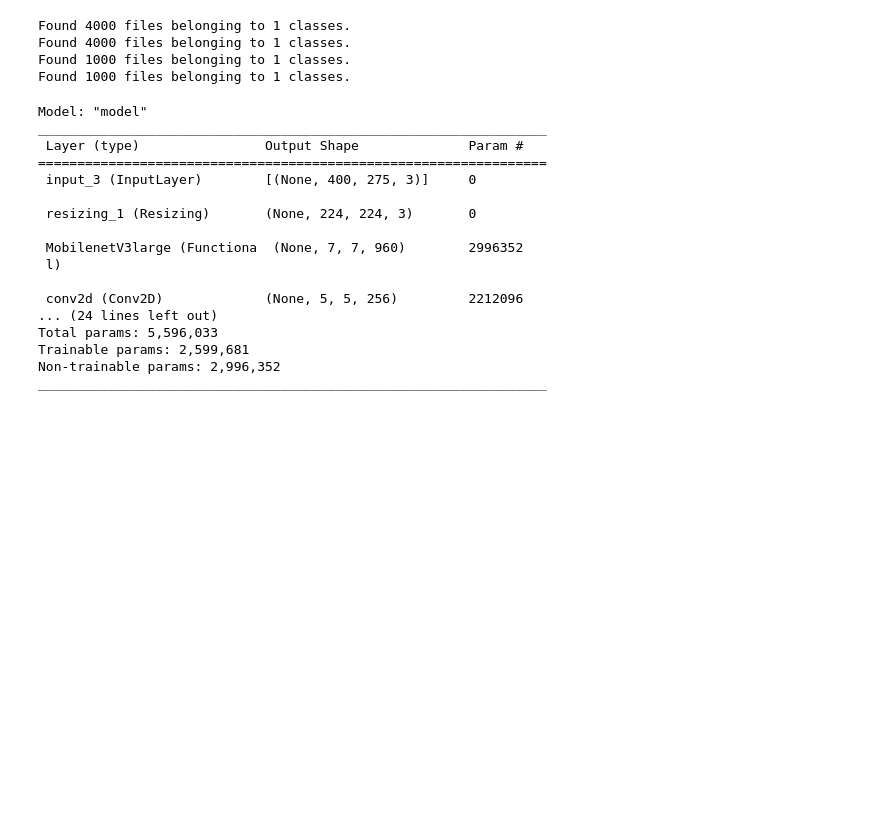
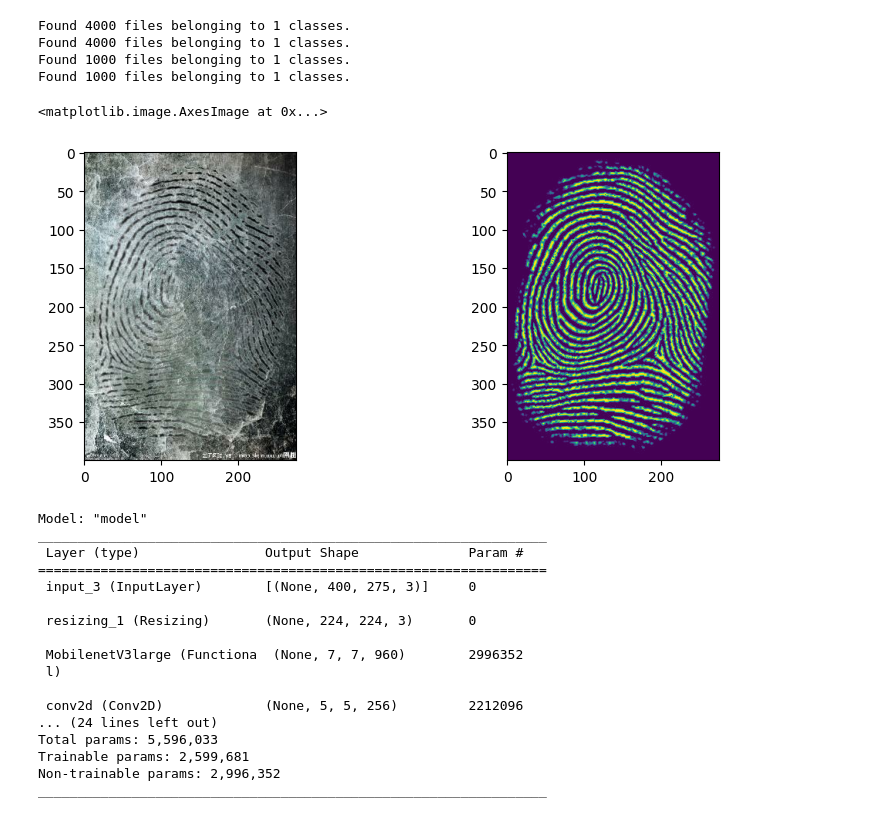
Before and after one commit to siemieniuk/fingerprint-inpainting, a Jupyter notebook: train_experiments.ipynb, the cells around one changed output. Cells and saved outputs as stored; diff of their text form; code cells hidden in the pictures; blank space fills up the shorter version.

Commit message:
Add data augmentation

```diff
--- a/train_experiments.ipynb
+++ b/train_experiments.ipynb
@@ -19,8 +19,14 @@ import models
 # %% [markdown]
 ## ResNet50 Transfer learning
 # %%
-input_func_list = []
-truth_func_list = [pre.invert, pre.to_grayscale]
+input_func_list = [
+    aug.Augment(aug.random_brightness, prob=0.3),
+    aug.Augment(aug.random_saturation, prob=0.3)
+]
+truth_func_list = [
+    pre.invert,
+    pre.to_grayscale
+]
 
 ds_factory = load.FingerprintDatasetFactory(input_func_list, truth_func_list, batch_size=4, seed=42)
 train_ds = ds_factory("./small_data/training_input", "./small_data/training_truth")
@@ -30,8 +36,21 @@ Found 4000 files belonging to 1 classes.
 Found 4000 files belonging to 1 classes.
 Found 1000 files belonging to 1 classes.
 Found 1000 files belonging to 1 classes.
+# %%
+augments = [
+    aug.Augment(aug.horiz_flip_together, prob=0.2),
+    aug.Augment(aug.vert_flip_together, prob=0.2)
+]
+train_ds = aug.augment_together_dataset(train_ds, augments)
 # %%
 input_batch, truth_batch = next(train_ds.as_numpy_iterator())
+# %%
+fig, axs = plt.subplots(1, 2, figsize=(10, 4))
+axs[0].imshow(input_batch[3].astype(np.uint8))
+axs[1].imshow(truth_batch[3].astype(np.uint8))
+# %% [output]
+<matplotlib.image.AxesImage at 0x...>
+[figure, added]
 # %%
 resnet_trans = models.get_mobilenet_transfer()
 resnet_trans.compile(
```
Also changed, not shown: parts of 5 cells of this notebook, 2 other files.
